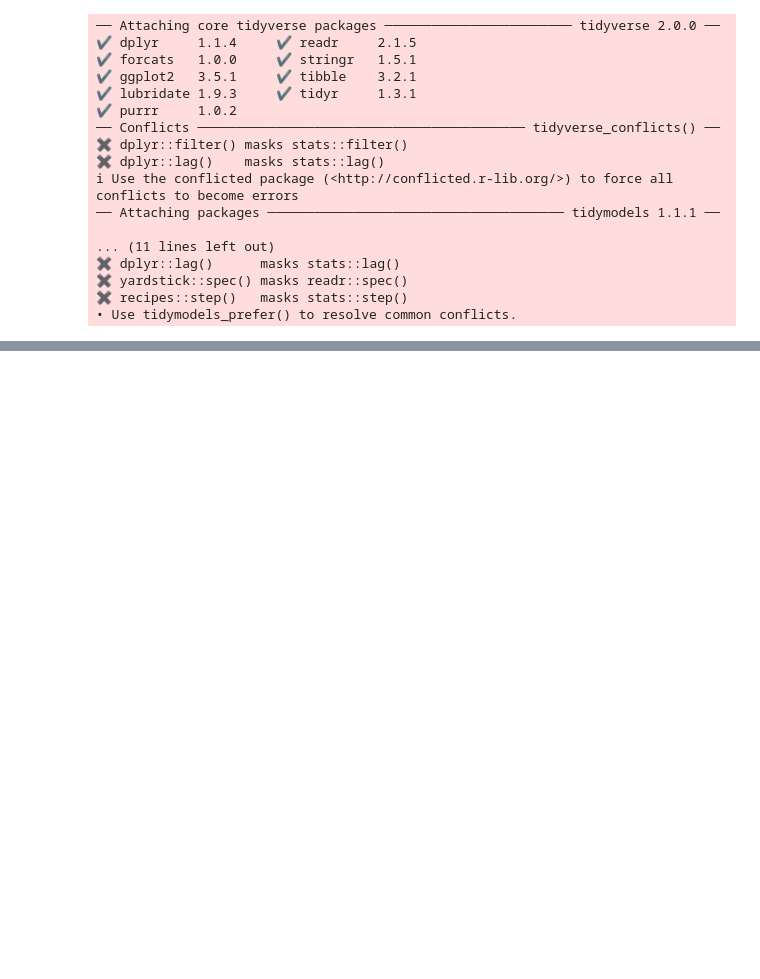
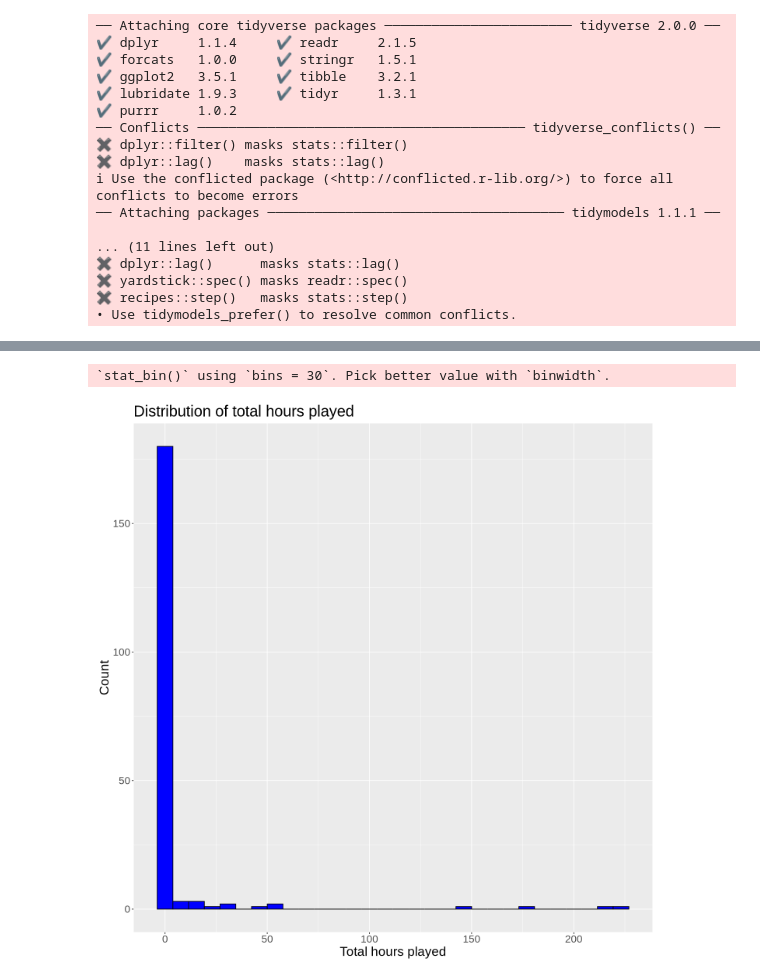
Before and after one commit to vincccss/dsci100-project-planning, a Jupyter notebook: vincent_individual_project.ipynb, the cells around one changed output, grey strips where cells are left out. Saved outputs shown, nothing was run; the diff lists cells and outputs as text; code cells hidden in the pictures; blank space fills up the shorter version.

Commit message:
Summary statistics for files and created 3 graphs for data anyalysis

```diff
--- a/vincent_individual_project.ipynb
+++ b/vincent_individual_project.ipynb
@@ -83,0 +105,10 @@ A spec_tbl_df: 1535 × 5
+# %%
+options(repr.plot.width = 12, repr.plot.height = 12)
+players_plot<- ggplot(players,aes(x=played_hours))+
+geom_histogram(fill="blue",color="black")+
+labs(title="Distribution of total hours played",x="Total hours played",y="Count")+
+theme(text=element_text(size=20))
+players_plot
+# %% [output]
+`stat_bin()` using `bins = 30`. Pick better value with `binwidth`.
+[figure, added]
```
Also changed, not shown: parts of 3 cells of this notebook.
